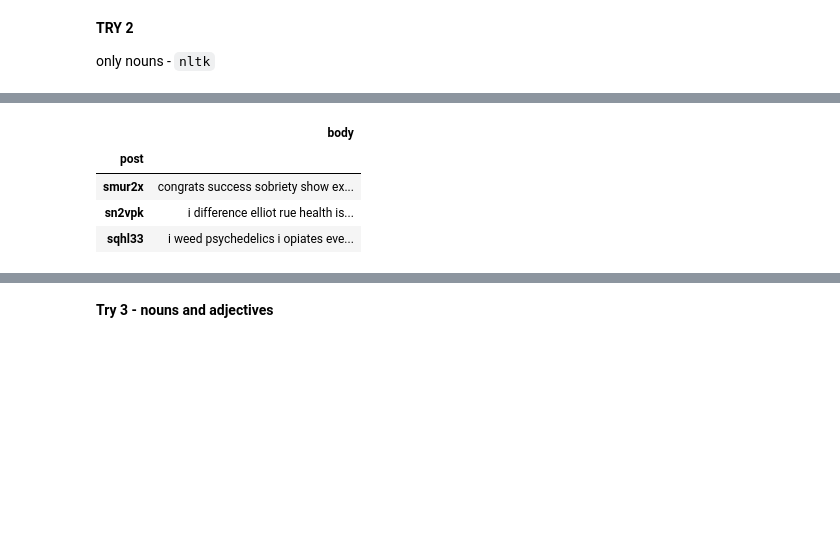
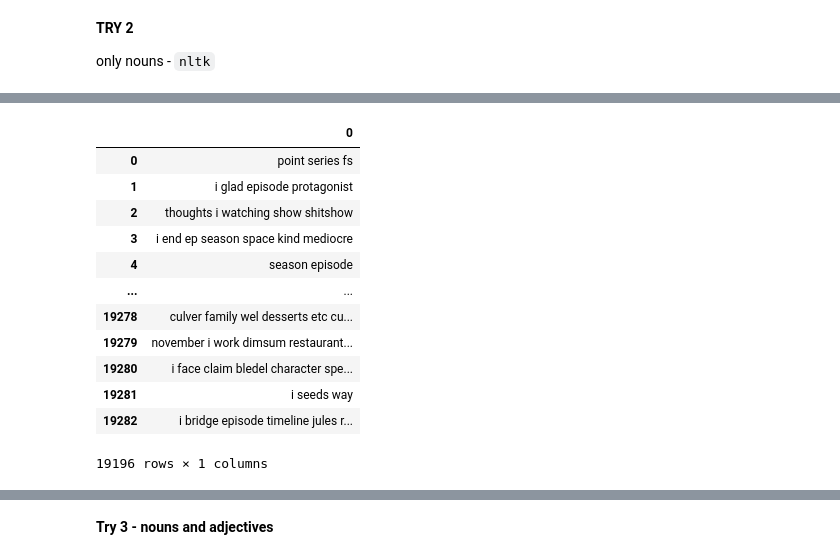
Before and after one commit to labouz/r-euphoria-tm, a Jupyter notebook: py/lda.ipynb, the cells around one changed output, grey strips where cells are left out. Cells and saved outputs as stored; diff of their text form; code cells hidden in the pictures; blank space fills up the shorter version.

```diff
--- a/py/lda.ipynb
+++ b/py/lda.ipynb
@@ -126,13 +147,21 @@ data_clean
 # %%
 # filter so only nouns are left
-data_nouns = pd.DataFrame(data_clean.body.apply(nouns))
+data_nouns = pd.DataFrame(data_clean[0].apply(nouns))
 data_nouns
 # %% [output]
-|  | body |
-| post |  |
-| smur2x | congrats success sobriety show ex... |
-| sn2vpk | i difference elliot rue health is... |
-| sqhl33 | i weed psychedelics i opiates eve... |
+|  | 0 |
+| 0 | point series fs |
+| 1 | i glad episode protagonist |
+| 2 | thoughts i watching show shitshow |
+| 3 | i end ep season space kind mediocre |
+| 4 | season episode |
+| ... | ... |
+| 19278 | culver family wel desserts etc cu... |
+| 19279 | november i work dimsum restaurant... |
+| 19280 | i face claim bledel character spe... |
+| 19281 | i seeds way |
+| 19282 | i bridge episode timeline jules r... |
+19196 rows × 1 columns
 # %%
 # create new dtm
 from sklearn.feature_extraction.text import CountVectorizer
```
Also changed, not shown: parts of 20 cells of this notebook, 1 other file.
